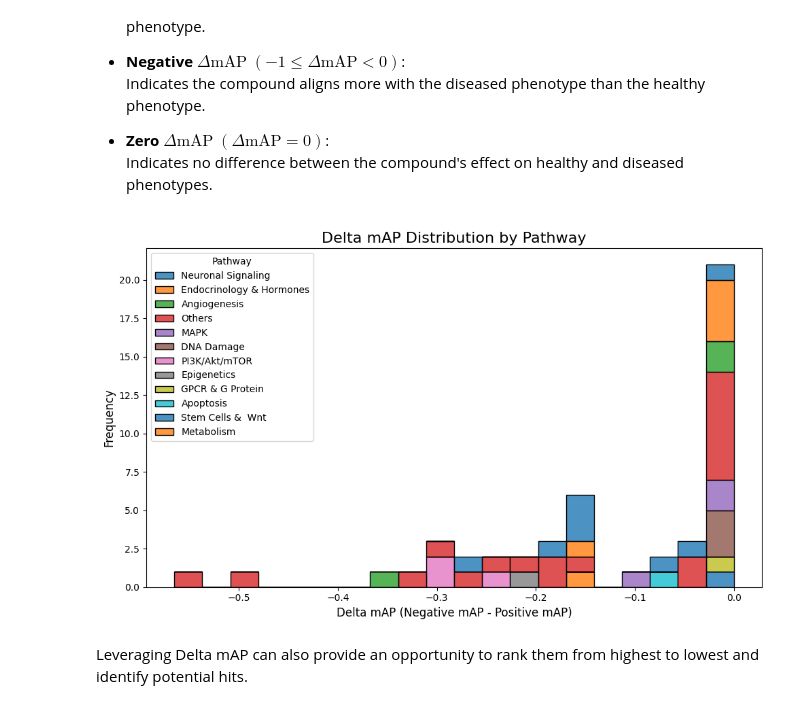
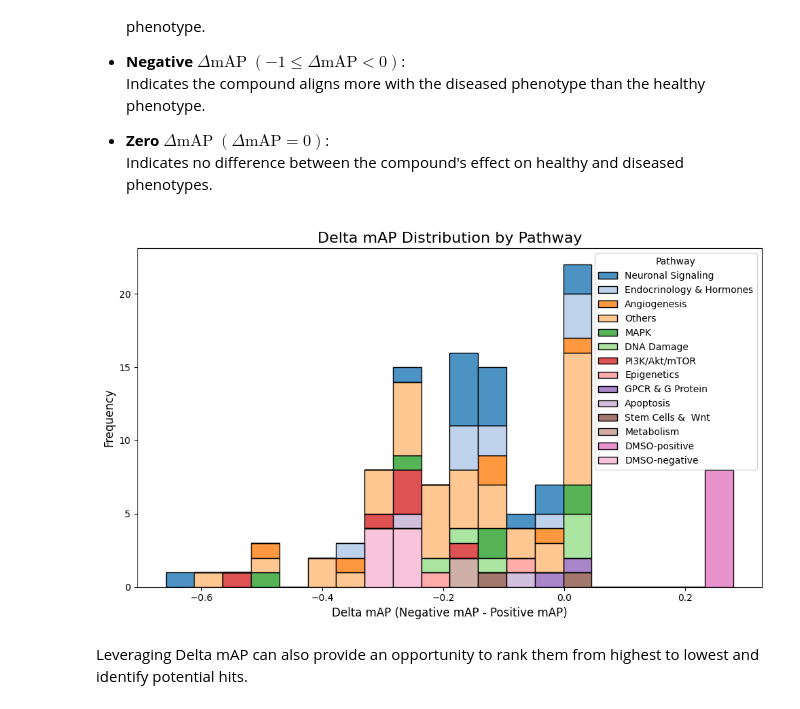
Before and after one commit to axiomcura/CFReT-screen-mAP-analysis, a Jupyter notebook: notebooks/1.map-analysis/2.map-analysis.ipynb, the cells around one changed output. Drawn from its saved outputs; the diff is of its cells as text; code cells hidden in the pictures.

Commit message:
Adding DMSO scores into plots  (#23)
* init

* Add new mAP score figures and update analysis utilities for improved data handling

* nb converted notebooks

* edited docs

```diff
--- a/notebooks/1.map-analysis/2.map-analysis.ipynb
+++ b/notebooks/1.map-analysis/2.map-analysis.ipynb
@@ -33,0 +187,28 @@ Here, we are loading the mAP scores generated using both positive and negative c
+# %%
+# Apply function to original data
+posref_postrgt_df = filter_ref_control(
+    posref_mAP_df, "positive", "positive", "positive_ref_mAP"
+)
+posref_negtrgt_df = filter_ref_control(
+    posref_mAP_df, "positive", "negative", "positive_ref_mAP"
+)
+negref_postrgt_df = filter_ref_control(
+    negref_mAP_df, "negative", "positive", "negative_ref_mAP"
+)
+negref_negtrgt_df = filter_ref_control(
+    negref_mAP_df, "negative", "negative", "negative_ref_mAP"
+)
+
+# Apply function to shuffled data
+shuffled_posref_postrgt_df = filter_ref_control(
+    shuffled_posref_map_df, "positive", "positive", "positive_ref_mAP"
+)
+shuffled_posref_negtrgt_df = filter_ref_control(
+    shuffled_posref_map_df, "positive", "negative", "positive_ref_mAP"
+)
+shuffled_negref_postrgt_df = filter_ref_control(
+    shuffled_negref_map_df, "negative", "positive", "negative_ref_mAP"
+)
+shuffled_negref_negtrgt_df = filter_ref_control(
+    shuffled_negref_map_df, "negative", "negative", "negative_ref_mAP"
+)
@@ -71,0 +403,5 @@ all_map_df.head()
+# %%
+# concatenate the DMSO and treatment dataframes
+all_map_df = pd.concat([all_trt_map_df, dmso_map_df])
+print(all_map_df.shape)
+all_map_df.head()
@@ -183,30 +557,31 @@ The range of these scores is [-1, 1]
 # %%
 # Plot stacked bar histogram using seaborn
 plt.figure(figsize=(10, 6))
 
 sns.histplot(
     data=all_map_df,
     x="delta_mAP",
     hue="Pathway",
     multiple="stack",
     bins=20,
-    palette="tab10",
+    palette="tab20",
     alpha=0.8,
 )
 
 # Add plot labels and title
 plt.title("Delta mAP Distribution by Pathway", fontsize=16)
 plt.xlabel("Delta mAP (Negative mAP - Positive mAP)", fontsize=12)
 plt.ylabel("Frequency", fontsize=12)
 plt.tight_layout()
 
+
 # save plot
 plt.savefig(fig_dir_path / "delta_mAP_histogram.png", dpi=300, bbox_inches="tight")
 
 # Show the plot
 plt.show()
 # %% [output]
-[figure, old version]
+[figure, new version]
 # %% [markdown]
 Leveraging Delta mAP can also provide an opportunity to rank them from highest to lowest and identify potential hits.
 # %%
```
Also changed, not shown: parts of 17 cells of this notebook, 36 other files.
